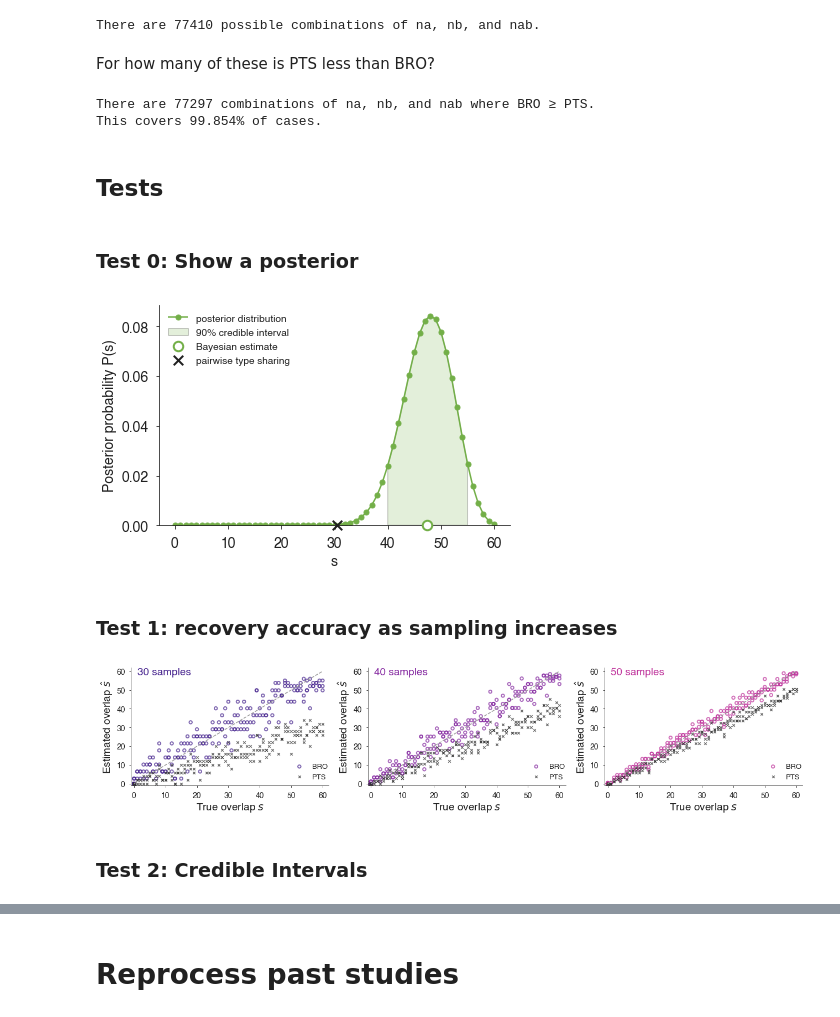
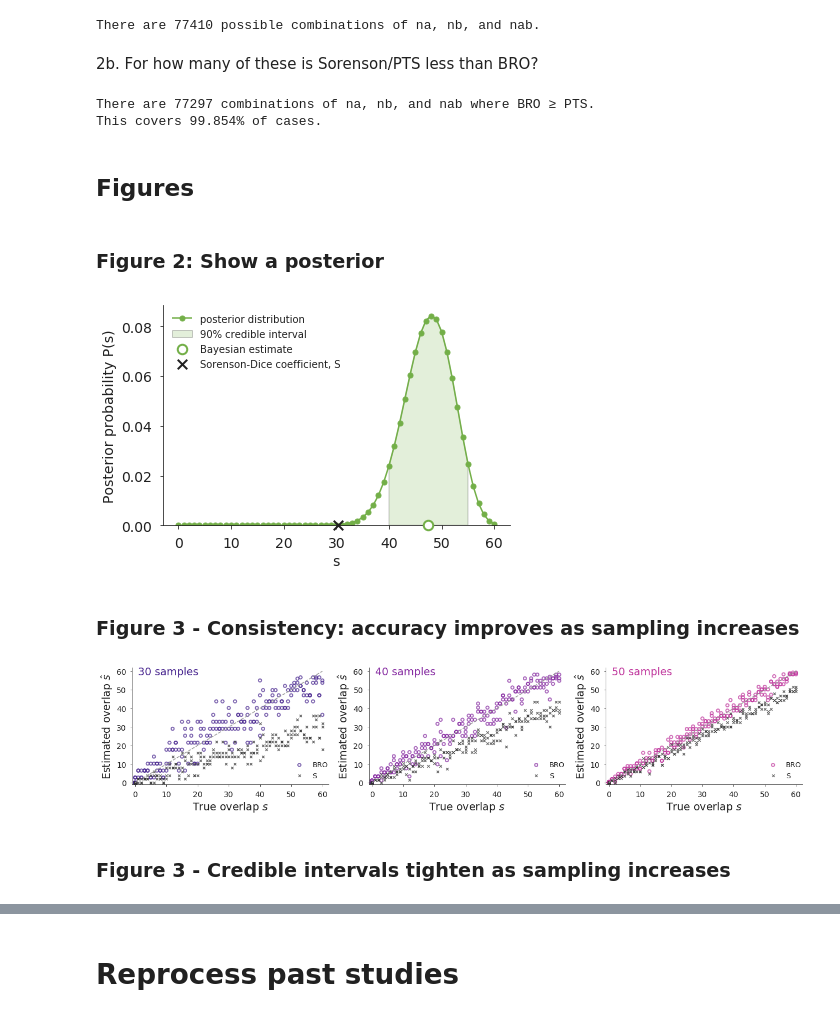
Before and after one commit to dblarremore/BayesianRepertoireOverlap, a Jupyter notebook: manuscriptCalculations.ipynb, the cells around one changed output, grey strips where cells are left out. Cells and saved outputs as stored; diff of their text form; code cells hidden in the pictures.

```diff
--- a/manuscriptCalculations.ipynb
+++ b/manuscriptCalculations.ipynb
@@ -18 +20,3 @@ import matplotlib.patches as patches
+# %%
+isSaveFigures = False
 # %% [markdown]
@@ -157,7 +201,7 @@ print("There are {} possible combinations of na, nb, and nab.".format(ctr))
 # %% [output]
 There are 77410 possible combinations of na, nb, and nab.
 # %% [markdown]
-For how many of these is PTS less than BRO?
+2b. For how many of these is Sorenson/PTS less than BRO?
 # %%
 ctrr = 0
 for na in range(1,61):
@@ -175,9 +219,9 @@ print("This covers {:.3f}% of cases.".format(ctrr*100/ctr))
 There are 77297 combinations of na, nb, and nab where BRO ≥ PTS.
 This covers 99.854% of cases.
 # %% [markdown]
-## Tests
+## Figures
 # %% [markdown]
-### Test 0: Show a posterior
+### Figure 2: Show a posterior
 # %%
 na = 47
 nb = 32
@@ -226,7 +270,7 @@ ax.scatter(pts,0,
         color=ALMOST_BLACK_V,
         marker='x',
                 s=90,
-        label='pairwise type sharing',
+        label='Sorenson-Dice coefficient, S',
        clip_on=False,zorder=100)
 
 ax.set_ylim(bottom=0)
@@ -235,11 +279,12 @@ plt.ylabel('Posterior probability P(s)')
 plt.xlabel('s')
 finalize(ax)
 plt.tight_layout()
-plt.savefig('figures/fig2.pdf')
+if isSaveFigures:
+    plt.savefig('figures/fig2.pdf')
 # %% [output]
-[figure, old version]
+[figure, new version]
 # %% [markdown]
-### Test 1: recovery accuracy as sampling increases
+### Figure 3 - Consistency: accuracy improves as sampling increases
 # %%
 pool=60
 shat = np.load('shat_60.npy')
@@ -261,38 +306,39 @@ for idxa,na in enumerate(nas):
 fig,axs = plt.subplots(1,3,figsize=(18,4))
 for idxa,na in enumerate(nas):
     ax = axs[idxa]
     ax.plot([0,60],[0,60],color=[0.6,0.6,0.6],
             linestyle='--')
     ax.scatter(planted[idxa,:,:],recovered[idxa,:,:],
                label='BRO'.format(na),
                edgecolor = clr2[idxa],
                facecolor = 'none',
                linewidth = 2,
                s = 30,
                alpha = 0.7,
               )
     ax.scatter(planted[idxa,:,:],pool*recovered_pts[idxa,:,:],
-               label='PTS',
+               label='S',
                c = [0.2,0.2,0.2],
                marker = 'x',
                s = 20,
                alpha = 0.7,
               )
     ax.axis([-1, pool+2, -1, pool+2])
     ax.legend()
     ax.set_ylabel('Estimated overlap $\hat s$'.format(na))
     ax.set_xlabel('True overlap $s$')
     finalize(ax)
     leg = ax.legend(loc=[0.8,0.02],frameon=False,fontsize=13)
     ax.yaxis.label.set_size(19)
     ax.xaxis.label.set_size(19)
     ax.text(1, 58, '{} samples'.format(na), fontsize=19,color=clr2[idxa])
     plt.tight_layout()
-plt.savefig('figures/fig3.pdf'.format(na))
+if isSaveFigures:
+    plt.savefig('figures/fig3.pdf'.format(na))
 # %% [output]
-[figure, old version]
+[figure, new version]
-# %% [markdown]
-### Test 2: Credible Intervals
+# %% [markdown]
+### Figure 3 - Credible intervals tighten as sampling increases
 # %%
 pool=60
 shat = np.load('shat_60.npy')
```
Also changed, not shown: parts of 37 cells of this notebook, 4 other files.
